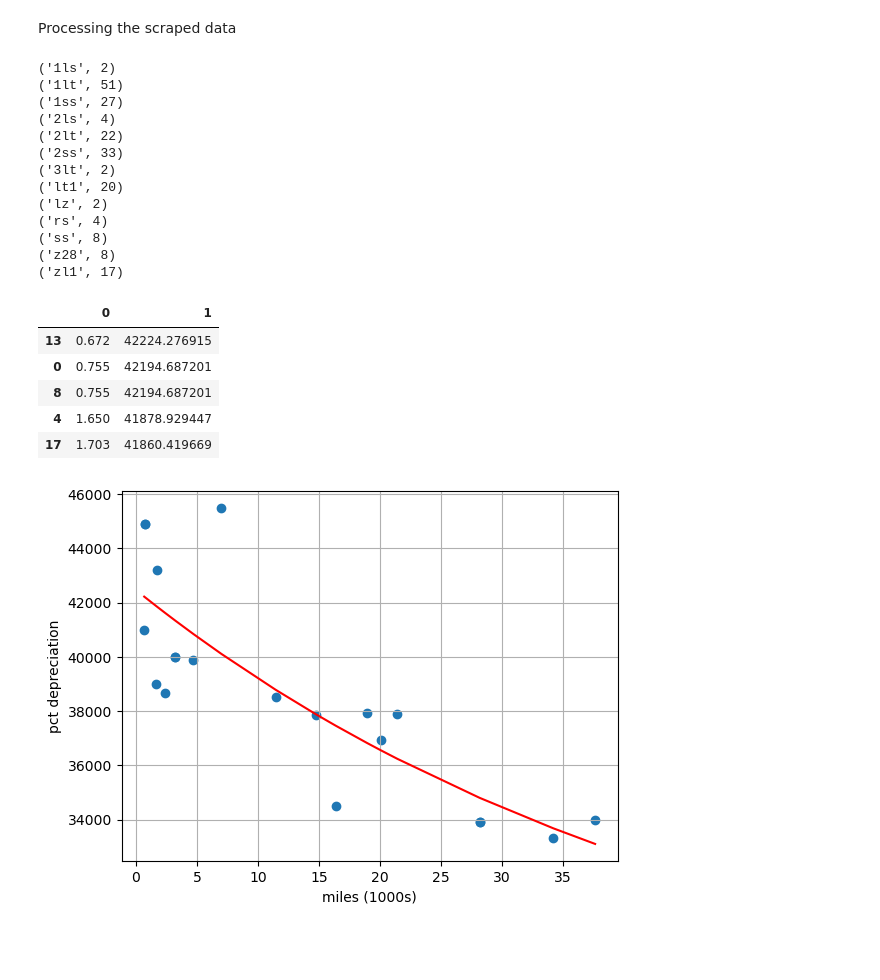
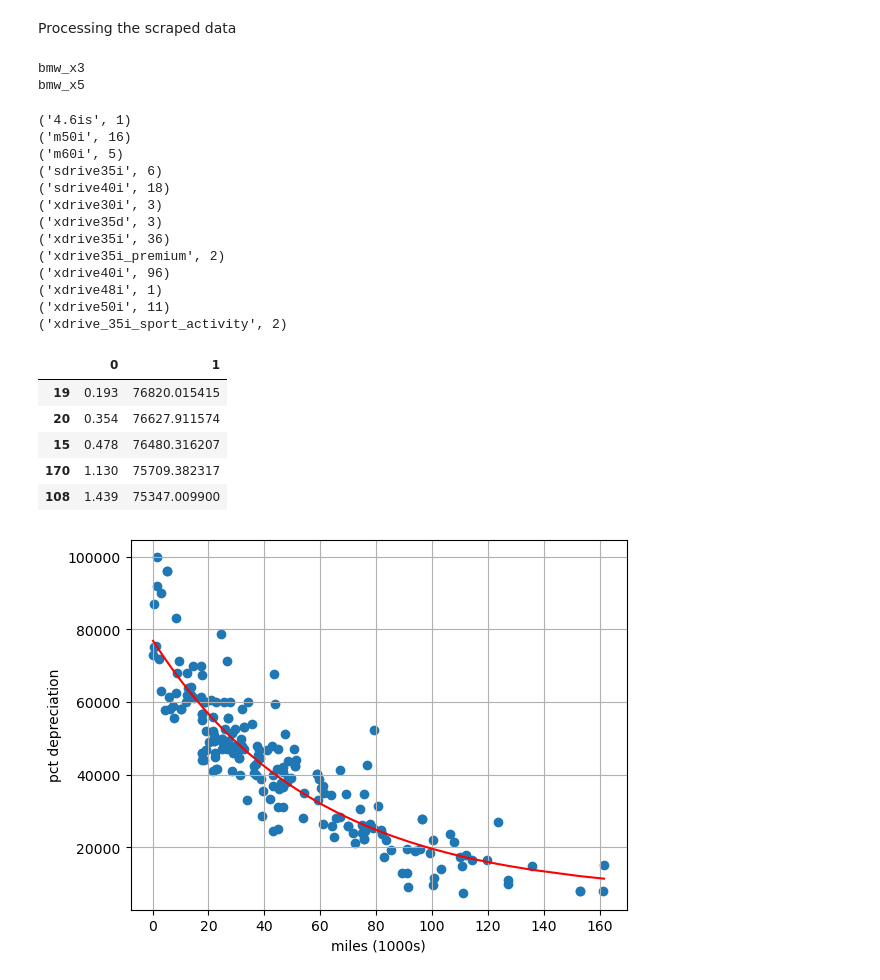
Before and after one commit to wujorgen/DataDrift, a Jupyter notebook: BLUESKY/analysis.ipynb, the cells around one changed output. Cells and saved outputs as stored; diff of their text form; code cells hidden in the pictures; blank space fills up the shorter version.

```diff
--- a/BLUESKY/analysis.ipynb
+++ b/BLUESKY/analysis.ipynb
@@ -17,8 +17,8 @@ Generating Target URLS to scrape from
 # %%
 car_dict = {
     #"ford": ["mustang", "f_150"],
-    "chevrolet": ["camaro"],
-    #"toyota": ["camry", "supra"],
+    #"chevrolet": ["camaro"],
+    "toyota": ["camry", "supra", "gr_supra"],
     #"bmw": ["330", "z4", "430", "m340", "m440",],
     #"audi": ["a4", "s4", "s3", "a5", "s5"],
     #"audi": ["rs3"]
@@ -27,6 +27,18 @@ car_dict = {
     #"lexus": ["rc_f"],
     #"tesla": ["model_s"],
     #"porsche": ["718_cayman", "718_boxster"],
+    #"acura": ["mdx"],
+    #"infiniti": ["qx60", "qx80"],
+    #"kia": ["telluride"],
+    #"genesis": ["gv80"],
+    #"gmc": ["yukon"],
+    #"volvo": ["xc90"],
+    #"hyundai": ["palisade"],
+    #"honda": ["pilot"],
+    #"lexus": ["lx_600"],
+    #"lincoln": ["aviator"],
+    #"mercedes_benz": ["gle_350"], # make alphabeticals lower case
+    #"bmw": ["x3", "x5"]
 }
 
 url_targets = gen_cars_com_urls(input_dict=car_dict)
@@ -51,7 +73,11 @@ cat_model_list = []
 for make in car_dict.keys():
     for model in car_dict[make]:
         filt = (df["make"]==make) & (df["model"]==model)
+        print(make+"_"+model)
         scraped_results[make+"_"+model] = df[filt]
+# %% [output]
+bmw_x3
+bmw_x5
 # %%
 %%capture --no-stdout --no-display
 
@@ -67,18 +93,20 @@ for make in car_dict.keys():
 #models = scraped_results["tesla_model_s"]
 #caymans = scraped_results["porsche_718_cayman"]
 #boxsters = scraped_results["porsche_718_boxster"]
-camaros = scraped_results["chevrolet_camaro"]
-camaros = camaros.dropna()
+#camaros = scraped_results["chevrolet_camaro"]
+
+mdxsasdf = scraped_results["bmw_x5"]
+mdxs = mdxsasdf.dropna()
 
 #m440_mod = sort_trims(m440)
 #a4 = sort_trims(a4)
 #camry = sort_trims(camry,spec="se")
 #mustangs = sort_trims(mustangs,spec="ecoboost")
-trims, counts = np.unique(np.array(camaros["trim"]),return_counts=True)
+trims, counts = np.unique(np.array(mdxs["trim"]),return_counts=True)
 for e in zip(trims,counts):
     print(e)
 
-camaros_trimmed = sort_trims(camaros, spec="lt1")
+#camaros_trimmed = sort_trims(camaros, spec="lt1")
 
 #m340 = calc_pct_deltas(m340)
 #m440 = calc_pct_deltas(m440)
@@ -91,24 +119,24 @@ camaros_trimmed = sort_trims(camaros, spec="lt1")
 #models = calc_pct_deltas(models)
 #caymans = calc_pct_deltas(caymans)
 #boxsters = calc_pct_deltas(boxsters)
-camaros = calc_pct_deltas(camaros_trimmed)
+#camaros = calc_pct_deltas(camaros_trimmed)
 
 #boxsters.dropna(inplace=True)
 #caymans.dropna(inplace=True)
 # %% [output]
-('1ls', 2)
-('1lt', 51)
-('1ss', 27)
-('2ls', 4)
-('2lt', 22)
-('2ss', 33)
-('3lt', 2)
-('lt1', 20)
-('lz', 2)
-('rs', 4)
-('ss', 8)
-('z28', 8)
-('zl1', 17)
+('4.6is', 1)
+('m50i', 16)
+('m60i', 5)
+('sdrive35i', 6)
+('sdrive40i', 18)
+('xdrive30i', 3)
+('xdrive35d', 3)
+('xdrive35i', 36)
+('xdrive35i_premium', 2)
+('xdrive40i', 96)
+('xdrive48i', 1)
+('xdrive50i', 11)
+('xdrive_35i_sport_activity', 2)
 # %%
 #plt.figure(1)
 #plt.scatter(camry["year_delta"], camry["price_pct"])
@@ -141,31 +169,31 @@ def exp_decay(x,A,B,C):
     """
     return A*np.exp(-B*x) - C
 
-y=camaros_trimmed["price"]
-x=camaros_trimmed["mileage"].values.astype(float)/1000
+y=mdxs["price"]
+x=mdxs["mileage"].values.astype(float)/1000
 
 popt, pcov = curve_fit(exp_decay,x,y,p0=[y.max(),1,1],)
 # %%
 plt.figure(2)
-plt.scatter(camaros_trimmed["mileage"].values.astype(float)/1000, camaros_trimmed["price"])
+plt.scatter(mdxs["mileage"].values.astype(float)/1000, mdxs["price"])
 plt.xlabel("miles (1000s)")
 plt.ylabel("pct depreciation")
 
-work_price = exp_decay(camaros_trimmed["mileage"].values.astype(float)/1000, popt[0], popt[1], popt[2])
+work_price = exp_decay(mdxs["mileage"].values.astype(float)/1000, popt[0], popt[1], popt[2])
 
-fuckyou = pd.DataFrame([camaros_trimmed["mileage"].values.astype(float)/1000, work_price])
+fuckyou = pd.DataFrame([mdxs["mileage"].values.astype(float)/1000, work_price])
 fuckyou = fuckyou.T
 fuckyou.sort_values(0,inplace=True)
 
 plt.plot(fuckyou[0], fuckyou[1], c="red")
 plt.grid()
 
 fuckyou.head()
 # %% [output]
 |  | 0 | 1 |
-| 13 | 0.672 | 42224.276915 |
-| 0 | 0.755 | 42194.687201 |
-| 8 | 0.755 | 42194.687201 |
-| 4 | 1.650 | 41878.929447 |
-| 17 | 1.703 | 41860.419669 |
+| 19 | 0.193 | 76820.015415 |
+| 20 | 0.354 | 76627.911574 |
+| 15 | 0.478 | 76480.316207 |
+| 170 | 1.130 | 75709.382317 |
+| 108 | 1.439 | 75347.009900 |
-[figure, old version]
+[figure, new version]
```
Also changed, not shown: parts of 1 cell of this notebook, 8 other files.
